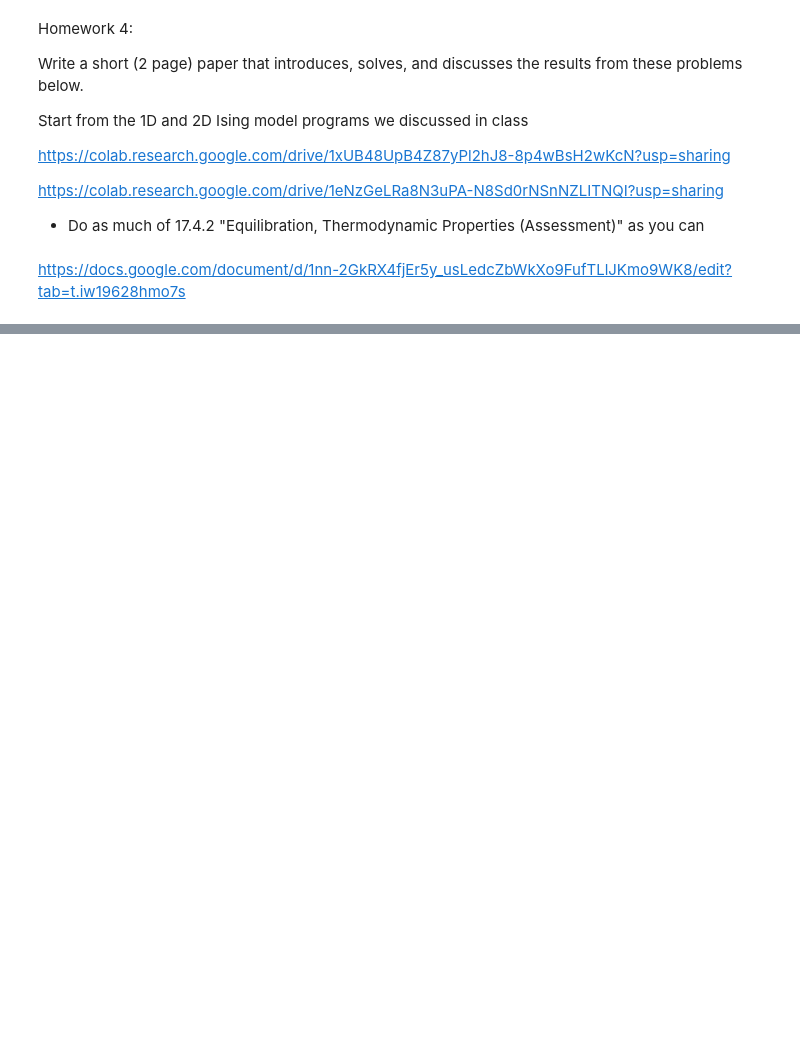
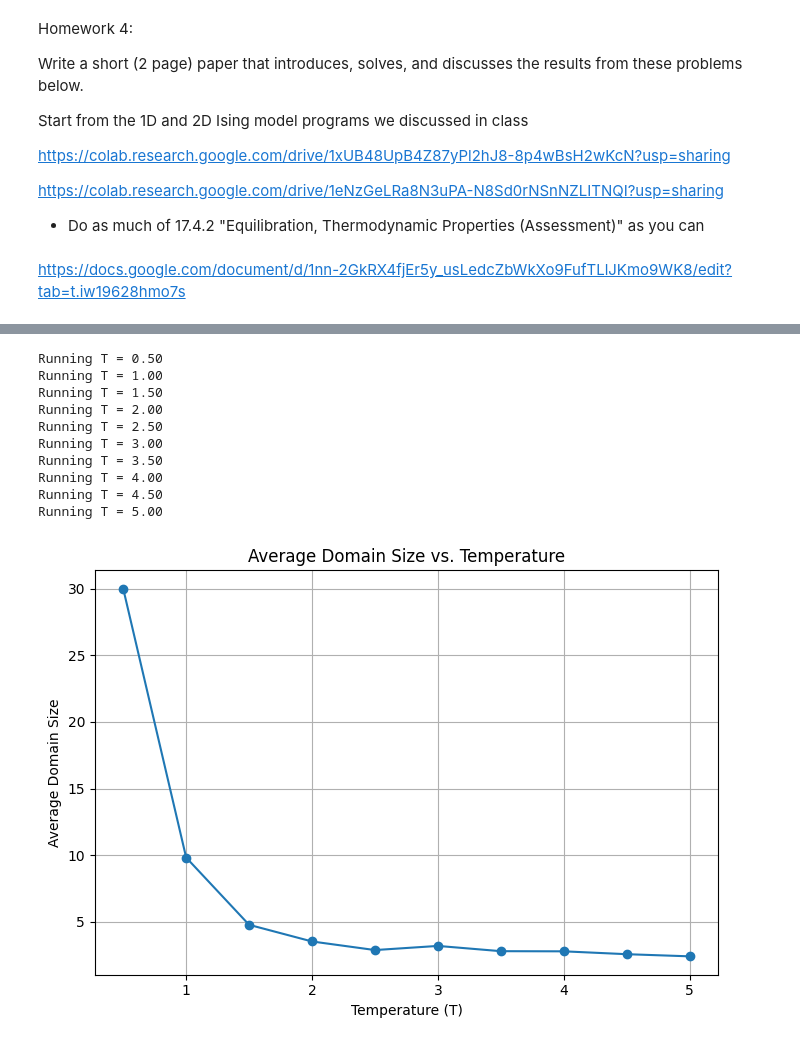
Before and after one commit to AgentEgeus/pioneer_hw, a Jupyter notebook: pioneer_hw4.ipynb, the cells around one changed output, grey strips where cells are left out. Drawn from its saved outputs; the diff is of its cells as text; code cells hidden in the pictures; blank space fills up the shorter version.

```diff
--- a/pioneer_hw4.ipynb
+++ b/pioneer_hw4.ipynb
@@ -81,0 +150,39 @@ for j in range(steps):
+# %%
+# Loop over multiple temperatures and plot average domain size vs. temperature
+import matplotlib.pyplot as plt
+
+# List of temperatures to try (adjustable)
+temperatures = np.linspace(0.5, 5.0, 10)
+avg_sizes = []
+
+# Only show visual for the first temperature
+for i, T in enumerate(temperatures):
+    print(f"Running T = {T:.2f}")
+    summary = batch_stats_with_visual_once(
+        T=T,
+        y_offset=2 if i == 0 else 0,
+        color_label=color.cyan if i == 0 else color.white
+    )
+    avg_sizes.append(summary["avg_size"])
+
+# Plotting
+plt.figure(figsize=(7, 5))
+plt.plot(temperatures, avg_sizes, marker='o', linestyle='-')
+plt.xlabel("Temperature (T)")
+plt.ylabel("Average Domain Size")
+plt.title("Average Domain Size vs. Temperature")
+plt.grid(True)
+plt.tight_layout()
+plt.show()
+# %% [output]
+Running T = 0.50
+Running T = 1.00
+Running T = 1.50
+Running T = 2.00
+Running T = 2.50
+Running T = 3.00
+Running T = 3.50
+Running T = 4.00
+Running T = 4.50
+Running T = 5.00
+[figure, added]
```
Also changed, not shown: parts of 6 cells of this notebook.
